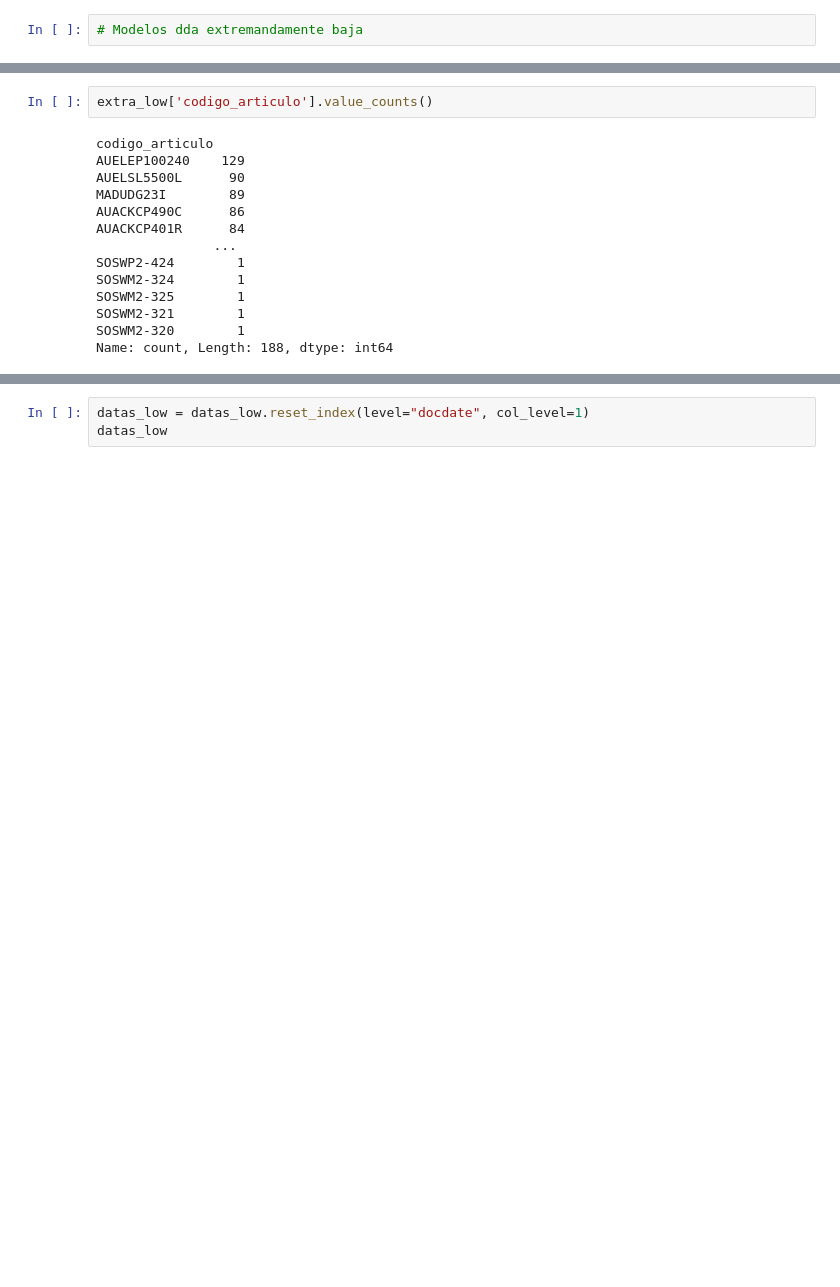
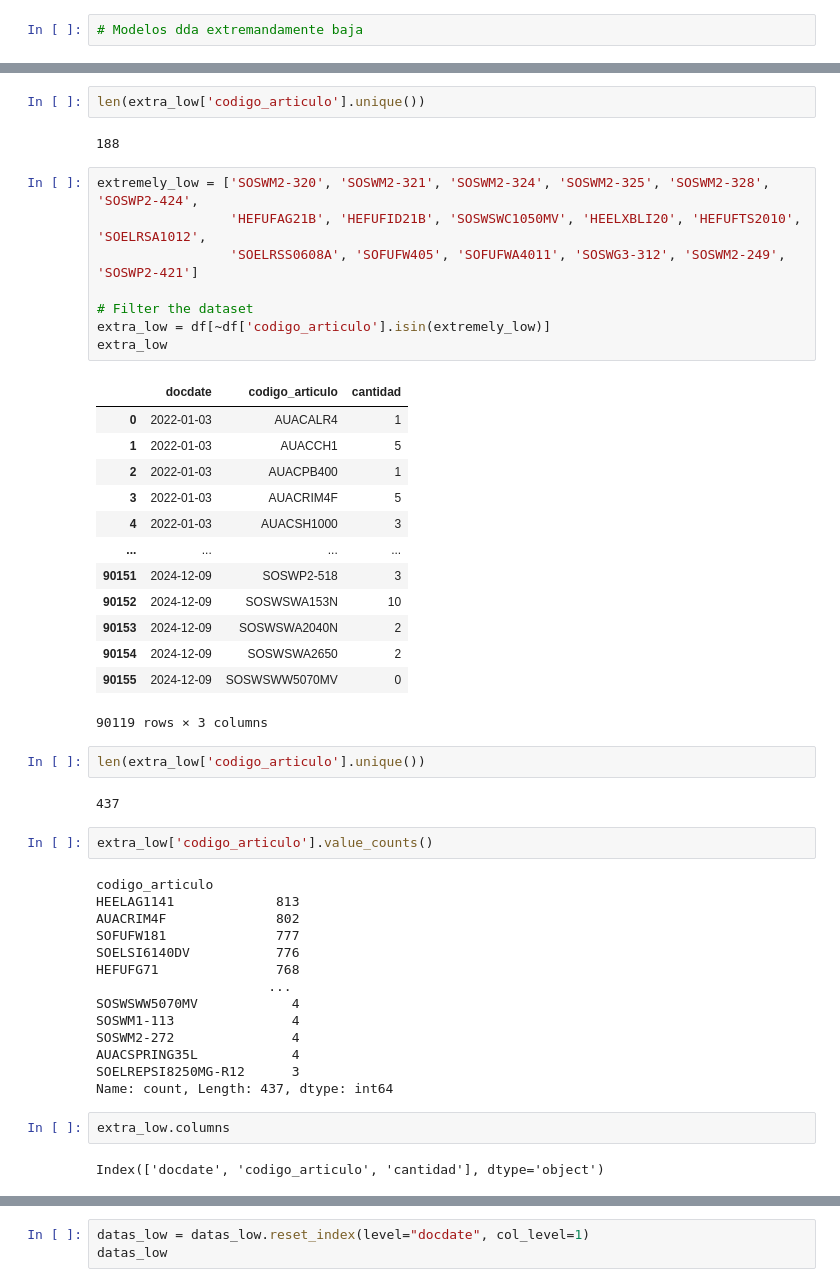
Before and after one commit to luemartinezro/ujueta_project, a Jupyter notebook: mod_data_apilada_Dda_low.ipynb, the cells around one changed output, grey strips where cells are left out. Saved outputs shown, nothing was run; the diff lists cells and outputs as text; blank space fills up the shorter version.

```diff
--- a/mod_data_apilada_Dda_low.ipynb
+++ b/mod_data_apilada_Dda_low.ipynb
@@ -669,19 +672,53 @@ extra_low
 | 90139 | 2024-12-09 | SOSWM2-253 | 2 |
 | 90155 | 2024-12-09 | SOSWSWW5070MV | 0 |
 6091 rows × 3 columns
+# %%
+len(extra_low['codigo_articulo'].unique())
+# %% [output]
+188
+# %%
+extremely_low = ['SOSWM2-320', 'SOSWM2-321', 'SOSWM2-324', 'SOSWM2-325', 'SOSWM2-328', 'SOSWP2-424',
+                 'HEFUFAG21B', 'HEFUFID21B', 'SOSWSWC1050MV', 'HEELXBLI20', 'HEFUFTS2010', 'SOELRSA1012',
+                 'SOELRSS0608A', 'SOFUFW405', 'SOFUFWA4011', 'SOSWG3-312', 'SOSWM2-249', 'SOSWP2-421']
+
+# Filter the dataset
+extra_low = df[~df['codigo_articulo'].isin(extremely_low)]
+extra_low
+# %% [output]
+|  | docdate | codigo_articulo | cantidad |
+| 0 | 2022-01-03 | AUACALR4 | 1 |
+| 1 | 2022-01-03 | AUACCH1 | 5 |
+| 2 | 2022-01-03 | AUACPB400 | 1 |
+| 3 | 2022-01-03 | AUACRIM4F | 5 |
+| 4 | 2022-01-03 | AUACSH1000 | 3 |
+| ... | ... | ... | ... |
+| 90151 | 2024-12-09 | SOSWP2-518 | 3 |
+| 90152 | 2024-12-09 | SOSWSWA153N | 10 |
+| 90153 | 2024-12-09 | SOSWSWA2040N | 2 |
+| 90154 | 2024-12-09 | SOSWSWA2650 | 2 |
+| 90155 | 2024-12-09 | SOSWSWW5070MV | 0 |
+90119 rows × 3 columns
+# %%
+len(extra_low['codigo_articulo'].unique())
+# %% [output]
+437
 # %%
 extra_low['codigo_articulo'].value_counts()
 # %% [output]
 codigo_articulo
-AUELEP100240    129
-AUELSL5500L      90
-MADUDG23I        89
-AUACKCP490C      86
-AUACKCP401R      84
-               ...
-SOSWP2-424        1
-SOSWM2-324        1
-SOSWM2-325        1
-SOSWM2-321        1
-SOSWM2-320        1
-Name: count, Length: 188, dtype: int64
+HEELAG1141             813
+AUACRIM4F              802
+SOFUFW181              777
+SOELSI6140DV           776
+HEFUFG71               768
+                      ...
+SOSWSWW5070MV            4
+SOSWM1-113               4
+SOSWM2-272               4
+AUACSPRING35L            4
+SOELREPSI8250MG-R12      3
+Name: count, Length: 437, dtype: int64
+# %%
+extra_low.columns
+# %% [output]
+Index(['docdate', 'codigo_articulo', 'cantidad'], dtype='object')
```
Also changed, not shown: parts of 12 cells of this notebook.
